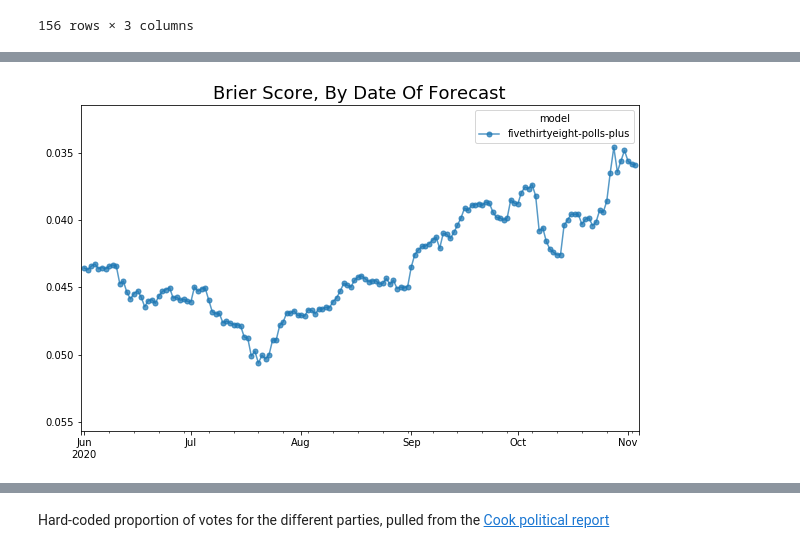
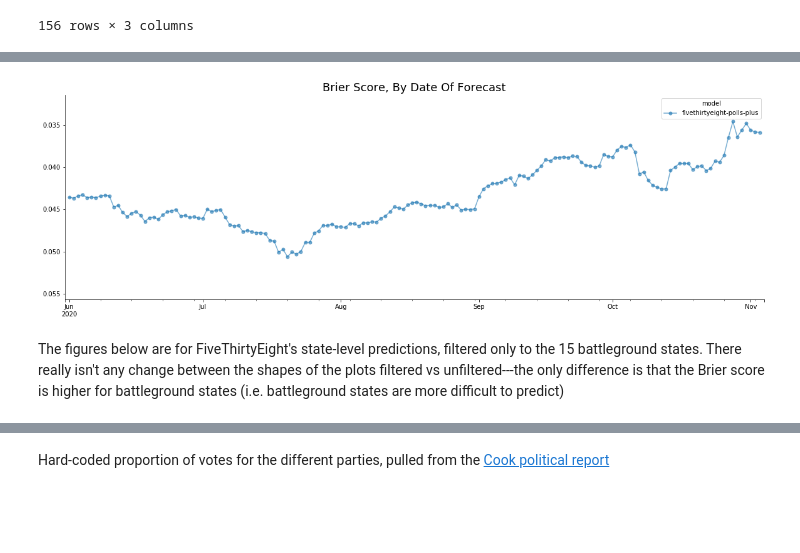
Before and after one commit to xiamengzhou/597E-assignment1, a Jupyter notebook: predictions_over_time.ipynb, the cells around one changed output, grey strips where cells are left out. Cells and saved outputs as stored; diff of their text form; code cells hidden in the pictures; blank space fills up the shorter version.

```diff
--- a/predictions_over_time.ipynb
+++ b/predictions_over_time.ipynb
@@ -158,19 +154,23 @@ COLORS = [
 # %%
-def plot_history_statelevel(history, var, title=""):
+def plot_history(history, var, colors, title="", savefile=None):
     chart_min = history[var].max()*1.1
     chart_max = history[var].min()/1.1
-    vals = history[var].unstack()#.rename(columns=TRANSLATIONS)
+    history = history.dropna(subset=[var])
+    vals = history[var].unstack()
     vals.index = pd.to_datetime(vals.index)
     ax = vals.plot(
         ylim=(chart_min, chart_max),
-        color="#1f78b4",
+        color=colors,
         marker="o",
         markersize=5,
-        alpha=0.75,
-        figsize=(10, 6),
+        alpha=0.6,
+        figsize=(20, 6),
     )
     ax.xaxis.grid(False)
     ax.yaxis.grid(True, color="white", alpha=0.5)
     ax.set_xlim((ax.get_xlim()[0] - 1, ax.get_xlim()[1] + 1))
+    ax.spines['right'].set_visible(False)
+    ax.spines['top'].set_visible(False)
     ax.set_xlabel("")
     ax.set_title(title, fontsize=18)
+    plt.savefig(savefile)
@@ -182,6 +187,11 @@ plot_history_statelevel(fivethirtyeight_sl_history,
 # %%
-plot_history_statelevel(fivethirtyeight_sl_history,
-             "pres_brier_flat", "Brier Score, By Date Of Forecast")
+plot_history(fivethirtyeight_sl_history,
+             "pres_brier_flat",
+             "#1f78b4",
+             title="Brier Score, By Date Of Forecast",
+             savefile='./figures/state_evs.over_time.brier.png')
 # %% [output]
-[figure, old version]
+[figure, new version]
+# %% [markdown]
+The figures below are for FiveThirtyEight's state-level predictions, filtered only to the 15 battleground states. There really isn't any change between the shapes of the plots filtered vs unfiltered---the only difference is that the Brier score is higher for battleground states (i.e. battleground states are more difficult to predict)
 # %%
```
Also changed, not shown: parts of 21 cells of this notebook, 9 other files.
